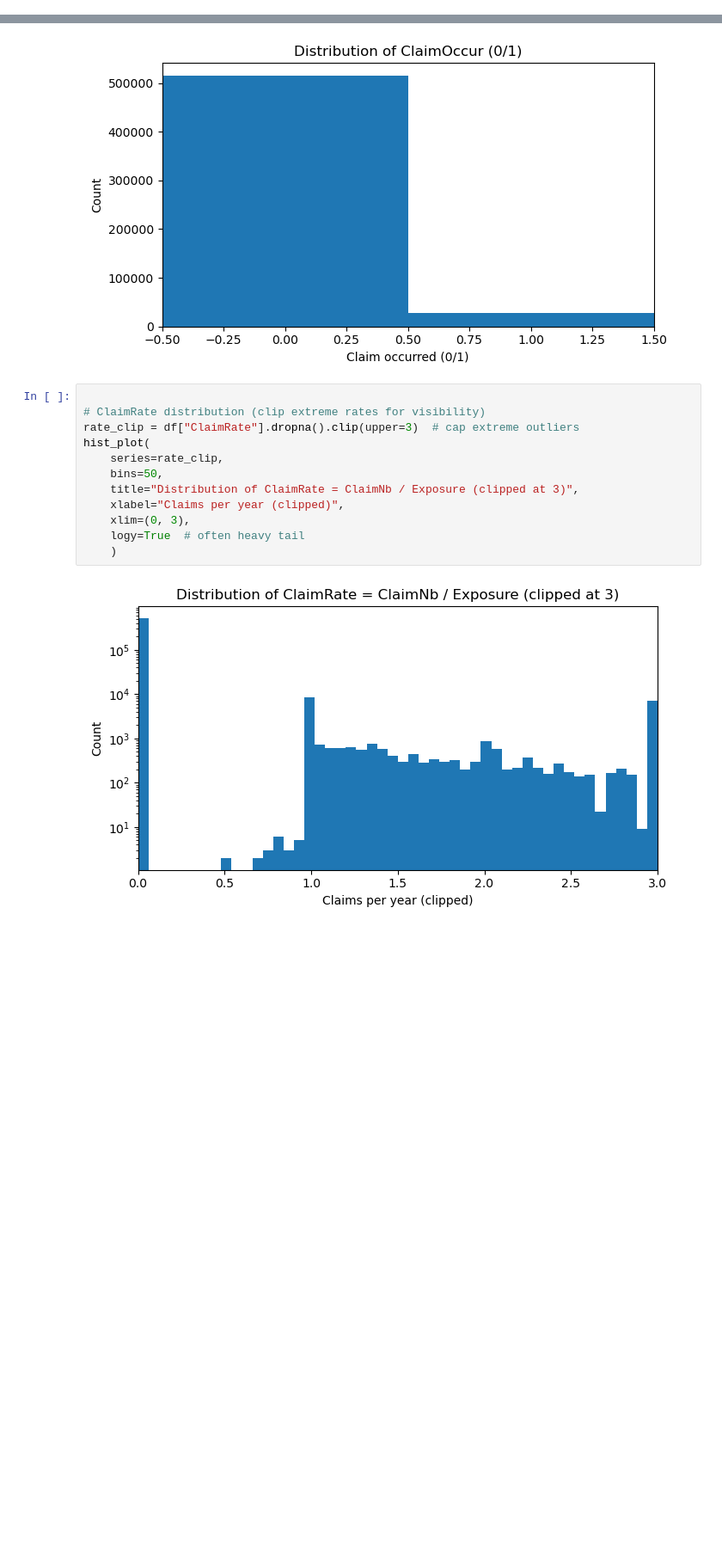
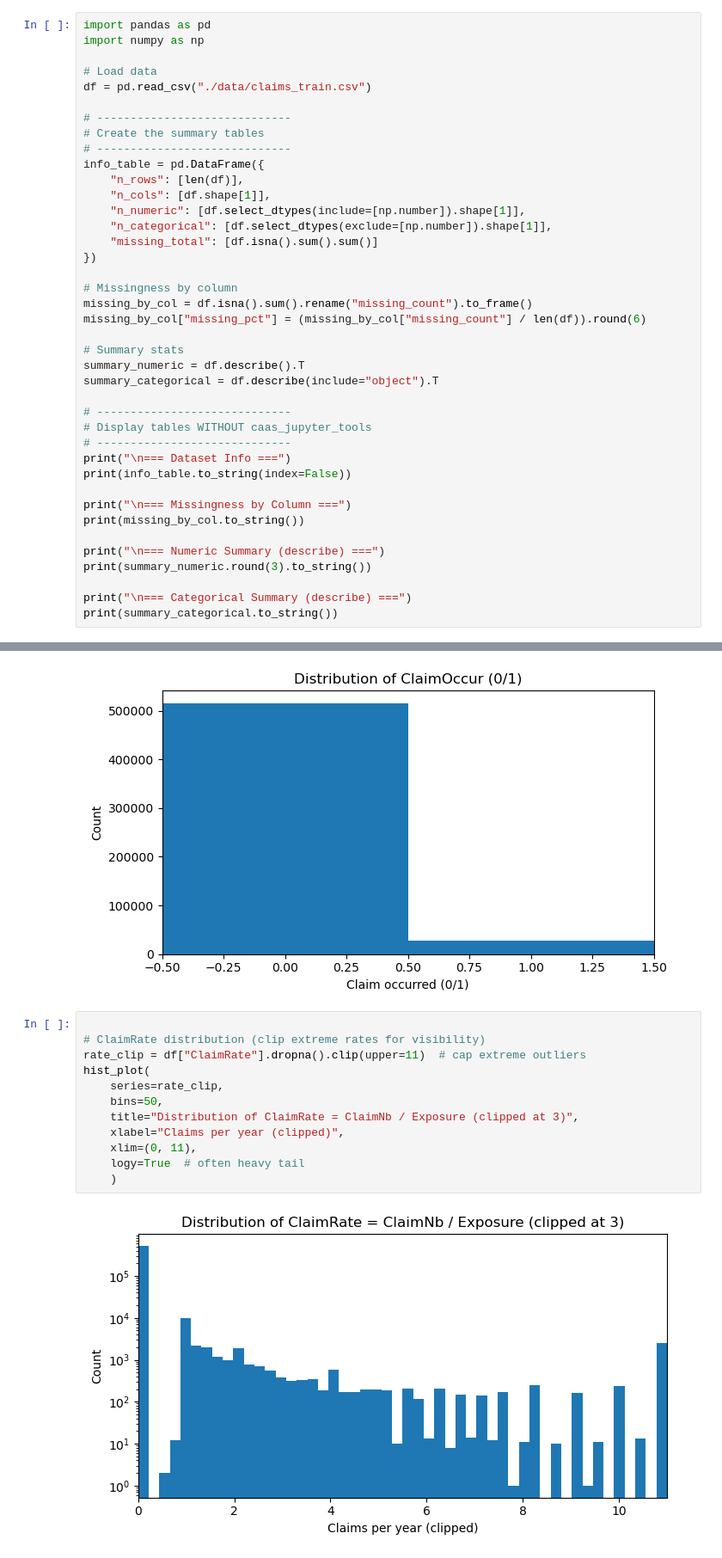
Before and after one commit to MrStrelan/Car_Insurance, a Jupyter notebook: eda.ipynb, the cells around one changed output, grey strips where cells are left out. Shown at 86% size. Saved outputs shown, nothing was run; the diff lists cells and outputs as text; blank space fills up the shorter version.

```diff
--- a/eda.ipynb
+++ b/eda.ipynb
@@ -41,0 +31,40 @@ NameError: name 'display_dataframe_to_user' is not defined
+# %%
+import pandas as pd
+import numpy as np
+
+# Load data
+df = pd.read_csv("./data/claims_train.csv")
+
+# -----------------------------
+# Create the summary tables
+# -----------------------------
+info_table = pd.DataFrame({
+    "n_rows": [len(df)],
+    "n_cols": [df.shape[1]],
+    "n_numeric": [df.select_dtypes(include=[np.number]).shape[1]],
+    "n_categorical": [df.select_dtypes(exclude=[np.number]).shape[1]],
+    "missing_total": [df.isna().sum().sum()]
+})
+
+# Missingness by column
+missing_by_col = df.isna().sum().rename("missing_count").to_frame()
+missing_by_col["missing_pct"] = (missing_by_col["missing_count"] / len(df)).round(6)
+
+# Summary stats
+summary_numeric = df.describe().T
+summary_categorical = df.describe(include="object").T
+
+# -----------------------------
+# Display tables WITHOUT caas_jupyter_tools
+# -----------------------------
+print("\n=== Dataset Info ===")
+print(info_table.to_string(index=False))
+
+print("\n=== Missingness by Column ===")
+print(missing_by_col.to_string())
+
+print("\n=== Numeric Summary (describe) ===")
+print(summary_numeric.round(3).to_string())
+
+print("\n=== Categorical Summary (describe) ===")
+print(summary_categorical.to_string())
@@ -101,17 +148,17 @@ hist_plot(
 # %%
 
 # ClaimRate distribution (clip extreme rates for visibility)
-rate_clip = df["ClaimRate"].dropna().clip(upper=3)  # cap extreme outliers
+rate_clip = df["ClaimRate"].dropna().clip(upper=11)  # cap extreme outliers
 hist_plot(
     series=rate_clip,
     bins=50,
     title="Distribution of ClaimRate = ClaimNb / Exposure (clipped at 3)",
     xlabel="Claims per year (clipped)",
-    xlim=(0, 3),
+    xlim=(0, 11),
     logy=True  # often heavy tail
     )
 # %% [output]
-[figure, old version]
+[figure, new version]
 # %%
 # Numeric feature distributions
 numeric_cols = ["Exposure", "VehPower", "VehAge", "DrivAge", "BonusMalus", "Density"]
```
Also changed, not shown: parts of 12 cells of this notebook.
